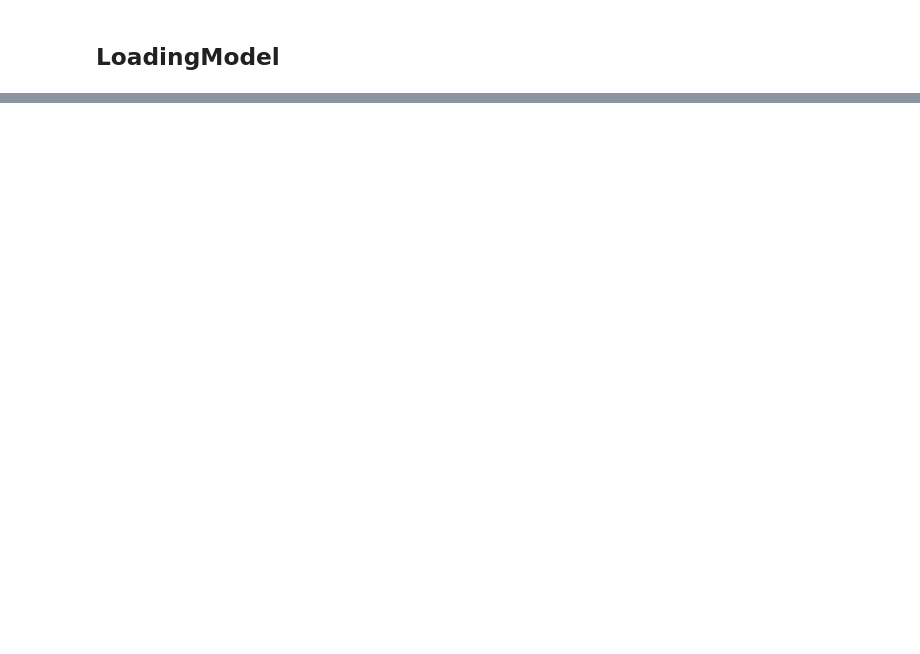
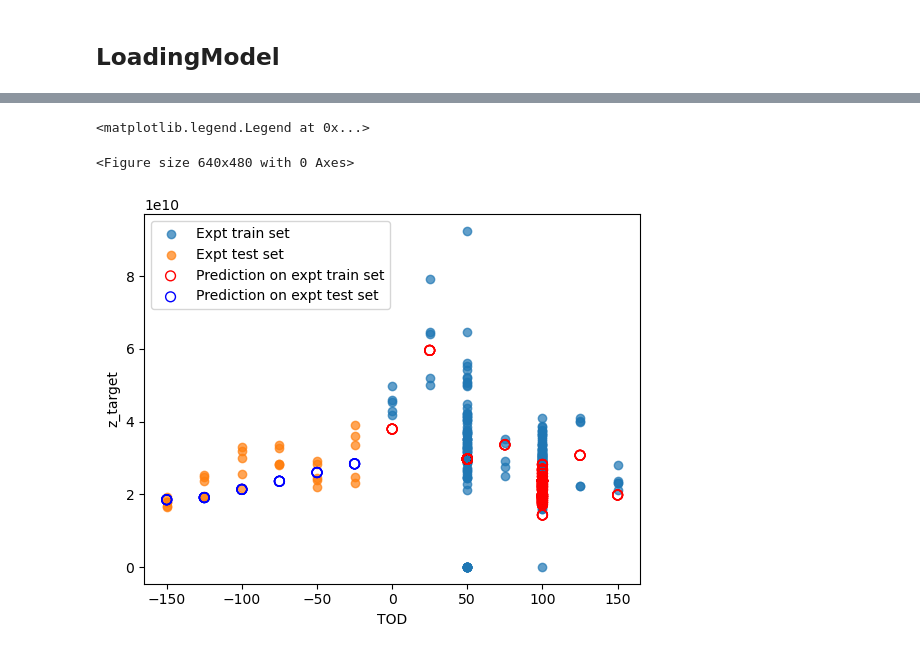
Before and after one commit to BLAST-AI-ML/synapse, a Jupyter notebook: ml/NN_training/Neural_Network_sim_calibrated_with_expts_asLumeModel_linearcalibration_jit.ipynb, the cells around one changed output, grey strips where cells are left out. Cells and saved outputs as stored; diff of their text form; code cells hidden in the pictures; blank space fills up the shorter version.

```diff
--- a/ml/NN_training/Neural_Network_sim_calibrated_with_expts_asLumeModel_linearcalibration_jit.ipynb
+++ b/ml/NN_training/Neural_Network_sim_calibrated_with_expts_asLumeModel_linearcalibration_jit.ipynb
@@ -288,29 +300,33 @@ ValueError: Unknown type annotation: 'bool' at
 # %%
-# plt.clf()
-# ax = plt.figure().add_subplot()
+plt.clf()
+ax = plt.figure().add_subplot()
 
 
-# expt_training_set_df = pd.read_csv('../../experimental_data/training_set_1.csv')
-# expt_test_set_df = pd.read_csv('../../experimental_data/test_set_1.csv')
+expt_training_set_df = pd.read_csv('../../experimental_data/training_set_1.csv')
+expt_test_set_df = pd.read_csv('../../experimental_data/test_set_1.csv')
 
-# ax.scatter( expt_training_set_df['z_target_um'],
-#             expt_training_set_df['n_protons'], alpha=0.7, label='Expt train set')
-# ax.scatter( expt_test_set_df['z_target_um'],
-#            expt_test_set_df['n_protons'], alpha=0.7, label='Expt test set')
+ax.scatter( expt_training_set_df['z_target_um'],
+            expt_training_set_df['n_protons'], alpha=0.7, label='Expt train set')
+ax.scatter( expt_test_set_df['z_target_um'],
+           expt_test_set_df['n_protons'], alpha=0.7, label='Expt test set')
 
 
-# n_predict = loaded_model.evaluate(
-#     {label: torch.tensor( expt_training_set_df[label].values ) for label in ['z_target_um', 'TOD_fs3', 'GVD']})
-# ax.scatter( expt_training_set_df['z_target_um'],
-#            n_predict['n_protons'], s=50, facecolors='none', edgecolors='r', label='Prediction on expt train set')
+n_predict = loaded_model.evaluate(
+    {label: torch.tensor( expt_training_set_df[label].values ) for label in ['z_target_um', 'TOD_fs3', 'GVD']})
+ax.scatter( expt_training_set_df['z_target_um'],
+           n_predict['n_protons'], s=50, facecolors='none', edgecolors='r', label='Prediction on expt train set')
 
 
-# n_predict = loaded_model.evaluate(
-#     {label: torch.tensor( expt_test_set_df[label].values ) for label in ['z_target_um', 'TOD_fs3', 'GVD']})
-# ax.scatter( expt_test_set_df['z_target_um'],
-#            n_predict['n_protons'], s=50, facecolors='none', edgecolors='b', label='Prediction on expt test set')
+n_predict = loaded_model.evaluate(
+    {label: torch.tensor( expt_test_set_df[label].values ) for label in ['z_target_um', 'TOD_fs3', 'GVD']})
+ax.scatter( expt_test_set_df['z_target_um'],
+           n_predict['n_protons'], s=50, facecolors='none', edgecolors='b', label='Prediction on expt test set')
 
 
-# plt.xlabel('TOD')
-# plt.ylabel('z_target')
-# plt.legend()
+plt.xlabel('TOD')
+plt.ylabel('z_target')
+plt.legend()
+# %% [output]
+<matplotlib.legend.Legend at 0x...>
+<Figure size 640x480 with 0 Axes>
+[figure, added]
```
Also changed, not shown: parts of 15 cells of this notebook.
